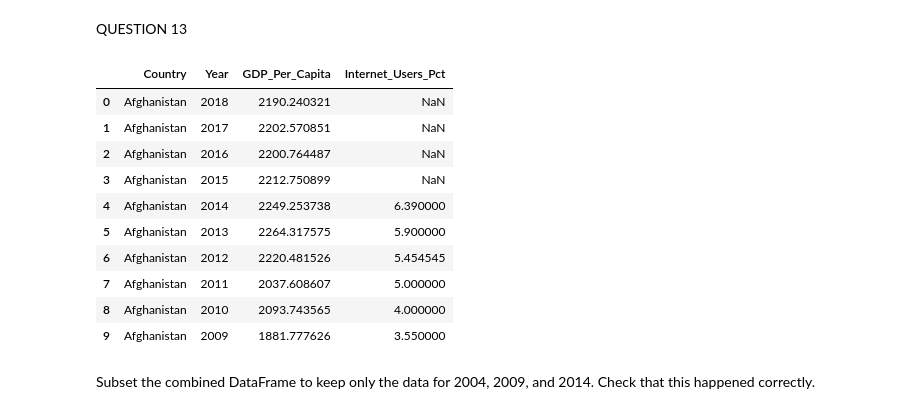
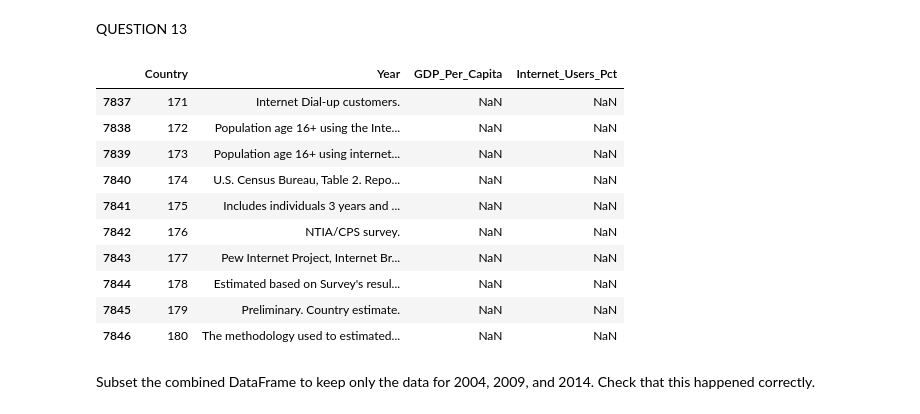
Before and after one commit to megan2/gdp-and-internet-usage-megan2, a Jupyter notebook: gdp_python_workbook.ipynb, the cells around one changed output. Drawn from its saved outputs; the diff is of its cells as text; code cells hidden in the pictures.

```diff
--- a/gdp_python_workbook.ipynb
+++ b/gdp_python_workbook.ipynb
@@ -86,20 +92,20 @@ QUESTION 13
 # %%
 gdp_and_internet_use=gdp_df.merge(internet_df, on=["Country","Year"], how='outer')
 # %%
-gdp_and_internet_use.head(10)
-#gdp_and_internet_use.tail(10)
+#gdp_and_internet_use.head(10)
+gdp_and_internet_use.tail(10)
 # %% [output]
 |  | Country | Year | GDP_Per_Capita | Internet_Users_Pct |
-| 0 | Afghanistan | 2018 | 2190.240321 | NaN |
-| 1 | Afghanistan | 2017 | 2202.570851 | NaN |
-| 2 | Afghanistan | 2016 | 2200.764487 | NaN |
-| 3 | Afghanistan | 2015 | 2212.750899 | NaN |
-| 4 | Afghanistan | 2014 | 2249.253738 | 6.390000 |
-| 5 | Afghanistan | 2013 | 2264.317575 | 5.900000 |
-| 6 | Afghanistan | 2012 | 2220.481526 | 5.454545 |
-| 7 | Afghanistan | 2011 | 2037.608607 | 5.000000 |
-| 8 | Afghanistan | 2010 | 2093.743565 | 4.000000 |
-| 9 | Afghanistan | 2009 | 1881.777626 | 3.550000 |
+| 7837 | 171 | Internet Dial-up customers. | NaN | NaN |
+| 7838 | 172 | Population age 16+ using the Inte... | NaN | NaN |
+| 7839 | 173 | Population age 16+ using internet... | NaN | NaN |
+| 7840 | 174 | U.S. Census Bureau, Table 2. Repo... | NaN | NaN |
+| 7841 | 175 | Includes individuals 3 years and ... | NaN | NaN |
+| 7842 | 176 | NTIA/CPS survey. | NaN | NaN |
+| 7843 | 177 | Pew Internet Project, Internet Br... | NaN | NaN |
+| 7844 | 178 | Estimated based on Survey's resul... | NaN | NaN |
+| 7845 | 179 | Preliminary. Country estimate. | NaN | NaN |
+| 7846 | 180 | The methodology used to estimated... | NaN | NaN |
 # %% [markdown]
 Subset the combined DataFrame to keep only the data for 2004, 2009, and 2014. Check that this happened correctly.
 # %%
```
Also changed, not shown: parts of 13 cells of this notebook.
